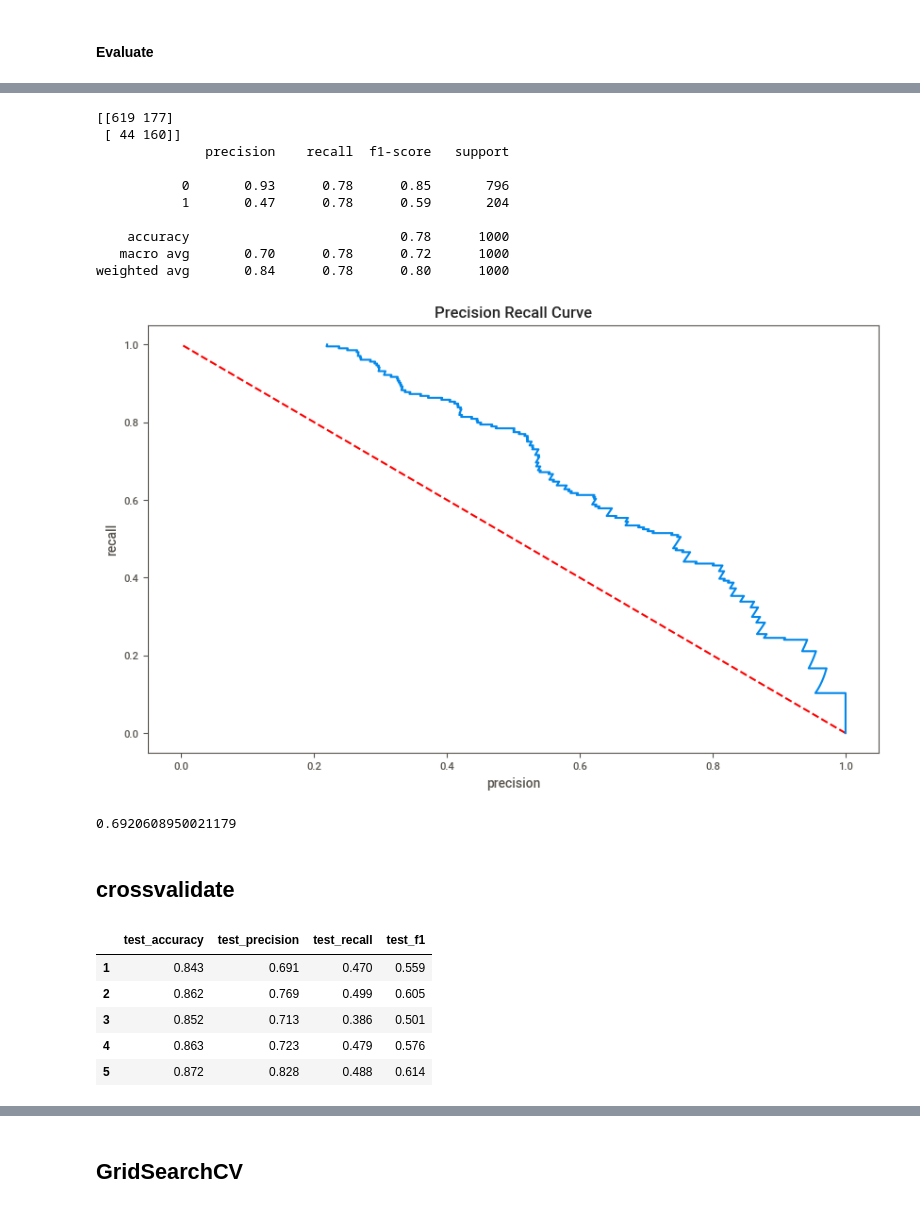
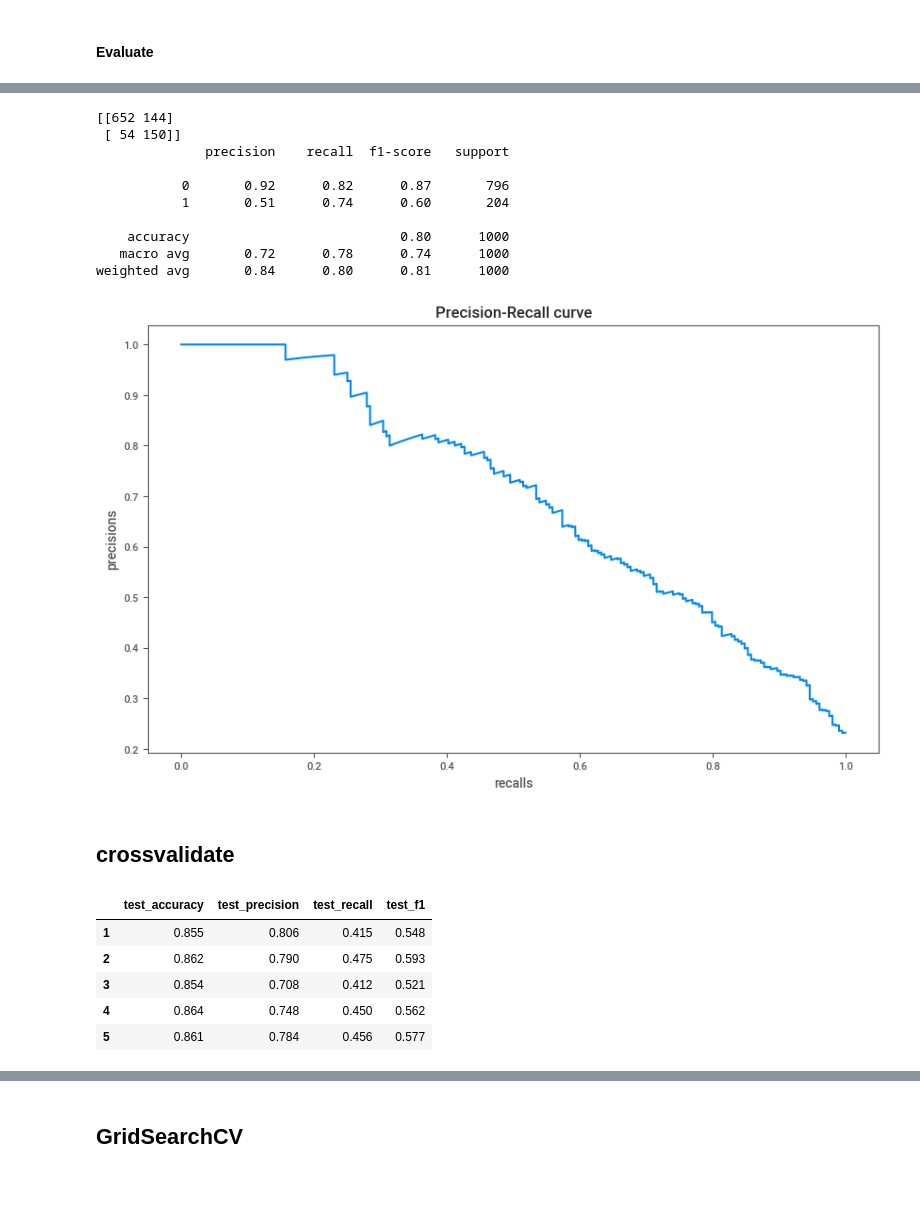
Before and after one commit to challenger-hkn/Deep_Learning_Projects, a Jupyter notebook: ANN_Churn Prediction for Bank Customer/Classification_with_ANN_Churn_Prediction.ipynb, the cells around one changed output, grey strips where cells are left out. Drawn from its saved outputs; the diff is of its cells as text; code cells hidden in the pictures.

```diff
--- a/ANN_Churn Prediction for Bank Customer/Classification_with_ANN_Churn_Prediction.ipynb
+++ b/ANN_Churn Prediction for Bank Customer/Classification_with_ANN_Churn_Prediction.ipynb
@@ -51,7 +38,7 @@ Intel(R) Extension for Scikit-learn* enabled (https://github.com/intel/scikit-le
 # %% [markdown]
 ## Indest Data
 # %%
-df = pd.read_csv("Churn_Modelling.csv")
+df = pd.read_csv("/content/Churn_Modelling.csv")
 # %% [markdown]
 ## Exploratory Data Analysis and Visualization
 # %% [markdown]
@@ -603,20 +619,19 @@ class_weights
 {0: 0.6278777731268314, 1: 2.454991816693944}
 # %%
 
-# class_weight = {0:1, 1:1.5}
-early_stop = EarlyStopping(monitor = "val_loss", mode = "auto", verbose = 1, patience = 30)
+early_stop = EarlyStopping(monitor = "val_loss", mode = "auto", verbose = 1, patience =20, restore_best_weights = True)
 # %%
-tf.random.set_seed(seed)
 model_w = Sequential()
 
-model_w.add(Dense(24, activation = "relu", input_dim = X_train.shape[1]))
-model_w.add(Dense(16, activation = "relu"))
-model_w.add(Dense(8, activation = "relu"))
-model_w.add(Dense(1, activation = "sigmoid"))
+tf.random.set_seed(seed)
 
-opt = Adam(lr = 0.001)
-model_w.compile(optimizer = opt, loss = "binary_crossentropy", metrics = ["Recall"])
+model_w.add(Dense(16, activation="relu"))
+model_w.add(Dense(8, activation="relu"))
+model_w.add(Dense(1, activation="sigmoid"))
+
+opt = Adam(lr=0.001)
+model_w.compile(optimizer=opt, loss="binary_crossentropy", metrics=["Recall"])
 # %%
-model_w.fit(x = X_train, y = y_train, validation_split = 0.1, batch_size = 64, class_weight=class_weights, epochs = 1000, verbose = 1,
+model_w.fit(x = X_train, y = y_train, validation_split = 0.1, batch_size = 128, class_weight=class_weights, epochs = 200, verbose = 1,
           callbacks = [early_stop])
 # %% [output]
@@ -658,31 +673,26 @@ y_pred = (model_w.predict(X_test) > 0.5).astype("int32")
 print(confusion_matrix(y_test, y_pred))
 print(classification_report(y_test, y_pred))
 # %% [output]
-[[619 177]
- [ 44 160]]
+[[652 144]
+ [ 54 150]]
               precision    recall  f1-score   support
 
-           0       0.93      0.78      0.85       796
-           1       0.47      0.78      0.59       204
+           0       0.92      0.82      0.87       796
+           1       0.51      0.74      0.60       204
 
-    accuracy                           0.78      1000
-   macro avg       0.70      0.78      0.72      1000
-weighted avg       0.84      0.78      0.80      1000
+    accuracy                           0.80      1000
+   macro avg       0.72      0.78      0.74      1000
+weighted avg       0.84      0.80      0.81      1000
 # %%
 y_pred_proba = model_w.predict(X_test)
-precision, recall, thresholds = precision_recall_curve(y_test, y_pred_proba)
-plt.plot([1,0],[0,1],'r--')
-plt.plot(precision, recall)
-plt.xlabel('precision')
-plt.ylabel('recall')
-plt.title('Precision Recall Curve')
+precisions, recalls, thresholds = precision_recall_curve(y_test, y_pred_proba)
+plt.plot(recalls, precisions, label='ANN')
+plt.xlabel('recalls')
+plt.ylabel('precisions')
+plt.title('Precision-Recall curve')
 plt.show();
 # %% [output]
-[figure, old version]
+[figure, new version]
-# %%
-average_precision_score(y_test, y_pred_proba)
-# %% [output]
-0.6920608950021179
 # %% [markdown]
 ## crossvalidate
 # %%
@@ -700,7 +708,7 @@ def build_classifier():
 # %%
 tf.random.set_seed(seed)
 
-classifier_model = KerasClassifier(build_fn = build_classifier, batch_size = 64, epochs = 100, verbose=0)
+classifier_model = KerasClassifier(build_fn = build_classifier, batch_size = 32, epochs = 100, verbose=0)
 
 scores = cross_validate(estimator = classifier_model, X = X_train, y = y_train,
                         scoring = ['accuracy', 'precision', 'recall', 'f1'], cv = 5)
@@ -710,11 +718,11 @@ df_scores = pd.DataFrame(scores, index = range(1, 6)).iloc[:, 2:]
 df_scores
 # %% [output]
 |  | test_accuracy | test_precision | test_recall | test_f1 |
-| 1 | 0.843 | 0.691 | 0.470 | 0.559 |
-| 2 | 0.862 | 0.769 | 0.499 | 0.605 |
-| 3 | 0.852 | 0.713 | 0.386 | 0.501 |
-| 4 | 0.863 | 0.723 | 0.479 | 0.576 |
-| 5 | 0.872 | 0.828 | 0.488 | 0.614 |
+| 1 | 0.855 | 0.806 | 0.415 | 0.548 |
+| 2 | 0.862 | 0.790 | 0.475 | 0.593 |
+| 3 | 0.854 | 0.708 | 0.412 | 0.521 |
+| 4 | 0.864 | 0.748 | 0.450 | 0.562 |
+| 5 | 0.861 | 0.784 | 0.456 | 0.577 |
 # %%
 df_scores_summary = pd.DataFrame({"score_mean" : df_scores.mean().values, "score_std" : df_scores.std().values},
                                  index = ["acc", "pre", "rec", "f1"])
```
Also changed, not shown: parts of 81 cells of this notebook.
